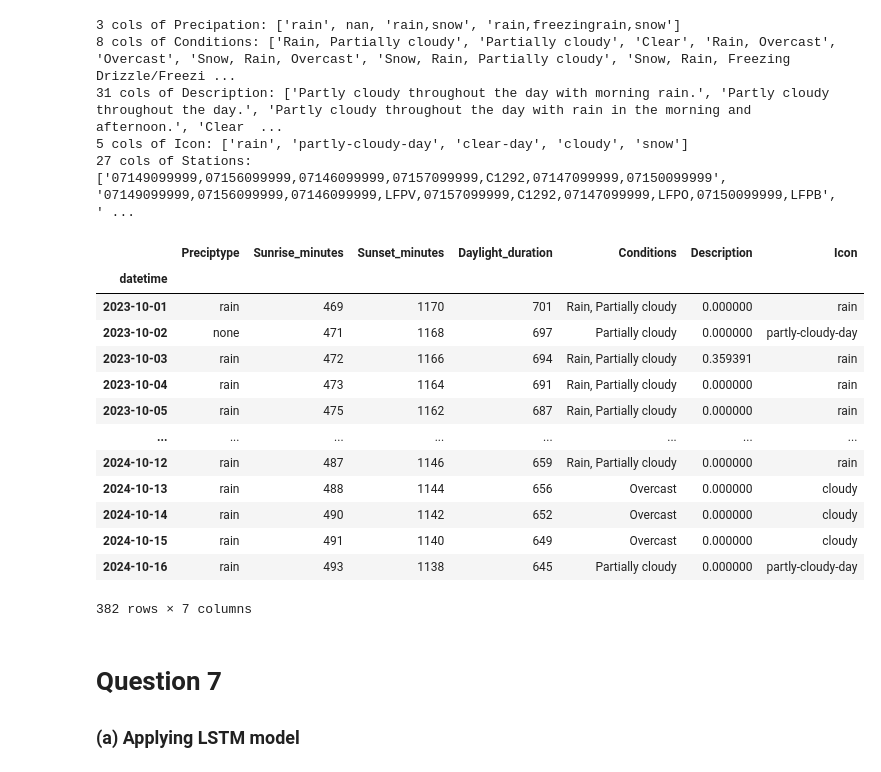
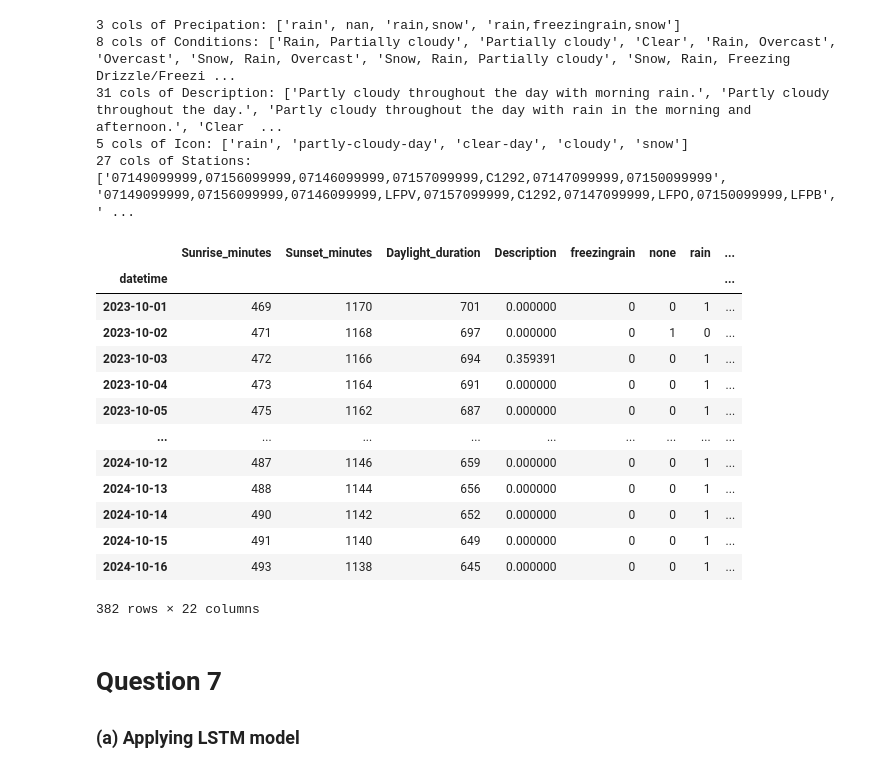
Before and after one commit to longle0702/lstm-predict-paris-temp, a Jupyter notebook: time_series_group_4_torch.ipynb, the cells around one changed output. Drawn from its saved outputs; the diff is of its cells as text; code cells hidden in the pictures.

Commit message:
Editing one-hot decode for columns 'Preciptype', 'Conditions' and 'Icon'

```diff
--- a/time_series_group_4_torch.ipynb
+++ b/time_series_group_4_torch.ipynb
@@ -146,33 +146,39 @@ print(f"{df[categorical_features]['stations'].nunique()} cols of Stations: {list
 # %%
 from sklearn.feature_extraction.text import TfidfVectorizer
 
 df_categorical_processed = pd.DataFrame(columns=['Preciptype', 'Sunrise_minutes', 'Sunset_minutes', 'Daylight_duration', 'Conditions', 'Description', 'Icon'])
 df_categorical_processed['Preciptype'] = df[categorical_features]['preciptype'].fillna('none')
-df_categorical_processed['Preciptype'].str.get_dummies(sep=',')
+preciptype_dummies = df_categorical_processed['Preciptype'].str.get_dummies(sep=',')
+df_categorical_processed = pd.concat([df_categorical_processed, preciptype_dummies], axis=1)
 df_categorical_processed['Sunrise_minutes'] = df[categorical_features]['sunrise'].str.split('T').str[1].apply(lambda x: int(x[:2])*60 + int(x[3:5]))
 df_categorical_processed['Sunset_minutes'] = df[categorical_features]['sunset'].str.split('T').str[1].apply(lambda x: int(x[:2])*60 + int(x[3:5]))
 df_categorical_processed['Daylight_duration'] = df_categorical_processed['Sunset_minutes'] - df_categorical_processed['Sunrise_minutes']
 df_categorical_processed['Conditions'] = df[categorical_features]['conditions']
-df_categorical_processed['Conditions'].str.get_dummies(sep=',')
+conditions_dummies = df_categorical_processed['Conditions'].str.get_dummies(sep=',')
+df_categorical_processed = pd.concat([df_categorical_processed, conditions_dummies], axis=1)
 df_categorical_processed['Description'] = TfidfVectorizer(max_features=100).fit_transform(df[categorical_features]['description']).toarray()
 df_categorical_processed['Icon'] = df[categorical_features]['icon']
-df_categorical_processed['Icon'].str.get_dummies(sep=',')
+icon_dummies = df_categorical_processed['Icon'].str.get_dummies(sep=',')
+df_categorical_processed = pd.concat([df_categorical_processed, icon_dummies], axis=1)
+
+# Drop categorical columns
+df_categorical_processed.drop(columns=['Preciptype', 'Conditions', 'Icon'], inplace=True)
 df_categorical_processed
 # %% [output]
-|  | Preciptype | Sunrise_minutes | Sunset_minutes | Daylight_duration | Conditions | Description | Icon |
-| datetime |  |  |  |  |  |  |  |
-| 2023-10-01 | rain | 469 | 1170 | 701 | Rain, Partially cloudy | 0.000000 | rain |
-| 2023-10-02 | none | 471 | 1168 | 697 | Partially cloudy | 0.000000 | partly-cloudy-day |
-| 2023-10-03 | rain | 472 | 1166 | 694 | Rain, Partially cloudy | 0.359391 | rain |
-| 2023-10-04 | rain | 473 | 1164 | 691 | Rain, Partially cloudy | 0.000000 | rain |
-| 2023-10-05 | rain | 475 | 1162 | 687 | Rain, Partially cloudy | 0.000000 | rain |
-| ... | ... | ... | ... | ... | ... | ... | ... |
-| 2024-10-12 | rain | 487 | 1146 | 659 | Rain, Partially cloudy | 0.000000 | rain |
-| 2024-10-13 | rain | 488 | 1144 | 656 | Overcast | 0.000000 | cloudy |
-| 2024-10-14 | rain | 490 | 1142 | 652 | Overcast | 0.000000 | cloudy |
-| 2024-10-15 | rain | 491 | 1140 | 649 | Overcast | 0.000000 | cloudy |
-| 2024-10-16 | rain | 493 | 1138 | 645 | Partially cloudy | 0.000000 | partly-cloudy-day |
+|  | Sunrise_minutes | Sunset_minutes | Daylight_duration | Description | freezingrain | none | rain | ... |
+| datetime |  |  |  |  |  |  |  | ... |
+| 2023-10-01 | 469 | 1170 | 701 | 0.000000 | 0 | 0 | 1 | ... |
+| 2023-10-02 | 471 | 1168 | 697 | 0.000000 | 0 | 1 | 0 | ... |
+| 2023-10-03 | 472 | 1166 | 694 | 0.359391 | 0 | 0 | 1 | ... |
+| 2023-10-04 | 473 | 1164 | 691 | 0.000000 | 0 | 0 | 1 | ... |
+| 2023-10-05 | 475 | 1162 | 687 | 0.000000 | 0 | 0 | 1 | ... |
+| ... | ... | ... | ... | ... | ... | ... | ... | ... |
+| 2024-10-12 | 487 | 1146 | 659 | 0.000000 | 0 | 0 | 1 | ... |
+| 2024-10-13 | 488 | 1144 | 656 | 0.000000 | 0 | 0 | 1 | ... |
+| 2024-10-14 | 490 | 1142 | 652 | 0.000000 | 0 | 0 | 1 | ... |
+| 2024-10-15 | 491 | 1140 | 649 | 0.000000 | 0 | 0 | 1 | ... |
+| 2024-10-16 | 493 | 1138 | 645 | 0.000000 | 0 | 0 | 1 | ... |
-382 rows × 7 columns
+382 rows × 22 columns
 # %% [markdown]
 # Question 7
 ### (a) Applying LSTM model
```
Also changed, not shown: 1 other file.
